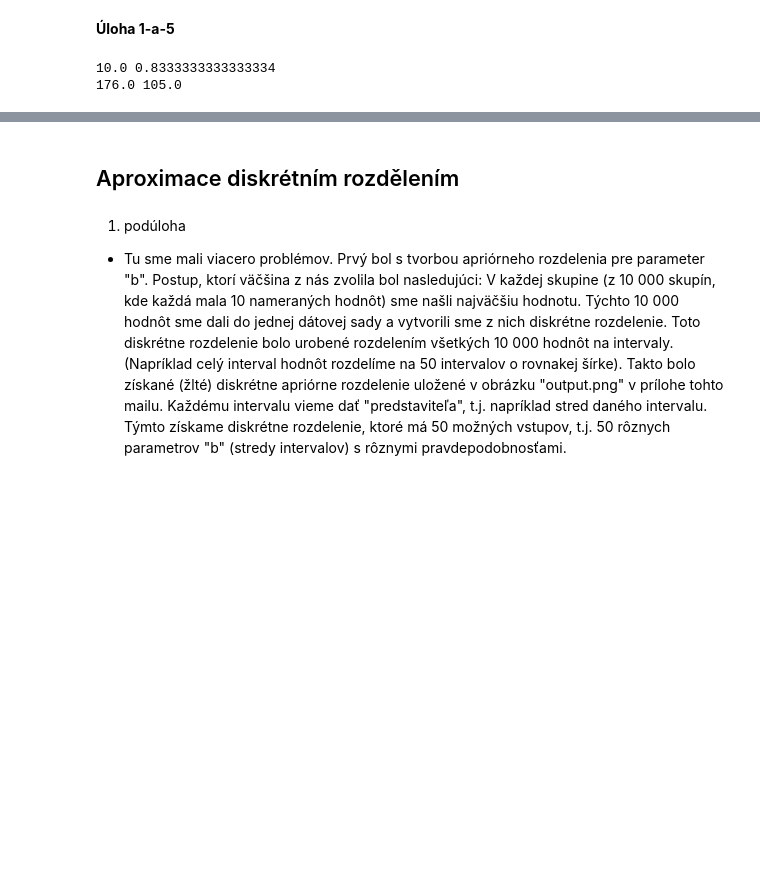
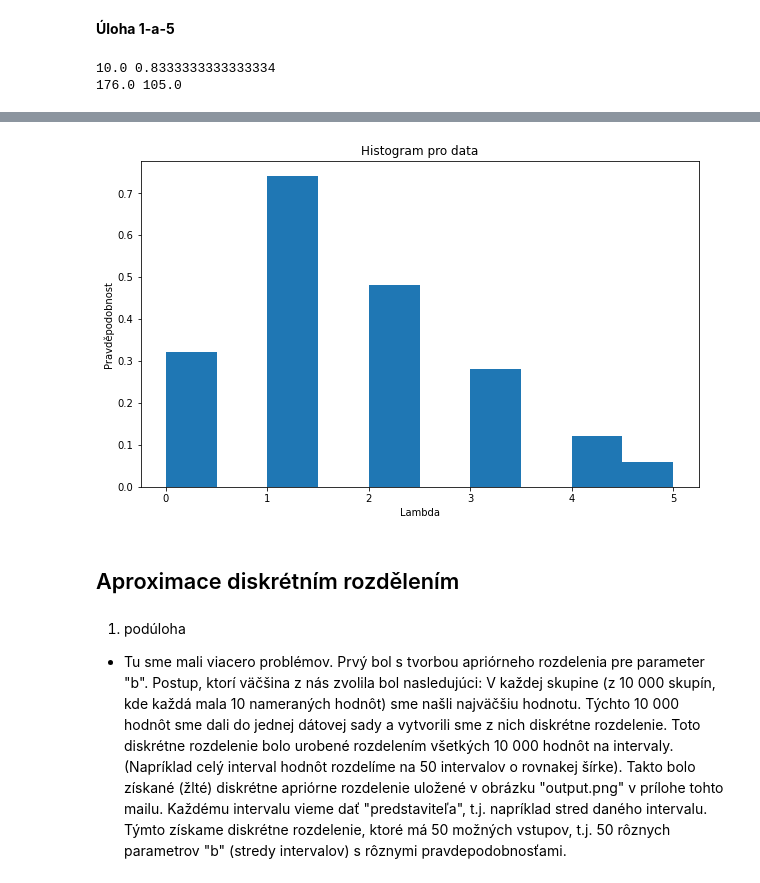
Before and after one commit to Filda99/FIT-MSP, a Jupyter notebook: Proj2/msp_proj2.ipynb, the cells around one changed output, grey strips where cells are left out. Saved outputs shown, nothing was run; the diff lists cells and outputs as text; code cells hidden in the pictures; blank space fills up the shorter version.

```diff
--- a/Proj2/msp_proj2.ipynb
+++ b/Proj2/msp_proj2.ipynb
@@ -199,3 +200,12 @@ Bodový odhad mediánu z aposteriorního pravděpodobnostního rozdělení: 1.00
+# %%
+plt.figure(figsize=(10, 6))
+plt.hist(filtered_data_task1a, density=True)
+plt.title('Histogram pro data')
+plt.xlabel('Lambda')
+plt.ylabel('Pravděpodobnost')
+plt.show()
+# %% [output]
+[figure, added]
 # %% [markdown]
 ## Aproximace diskrétním rozdělením
 # %% [markdown]
```
Also changed, not shown: parts of 2 cells of this notebook.
